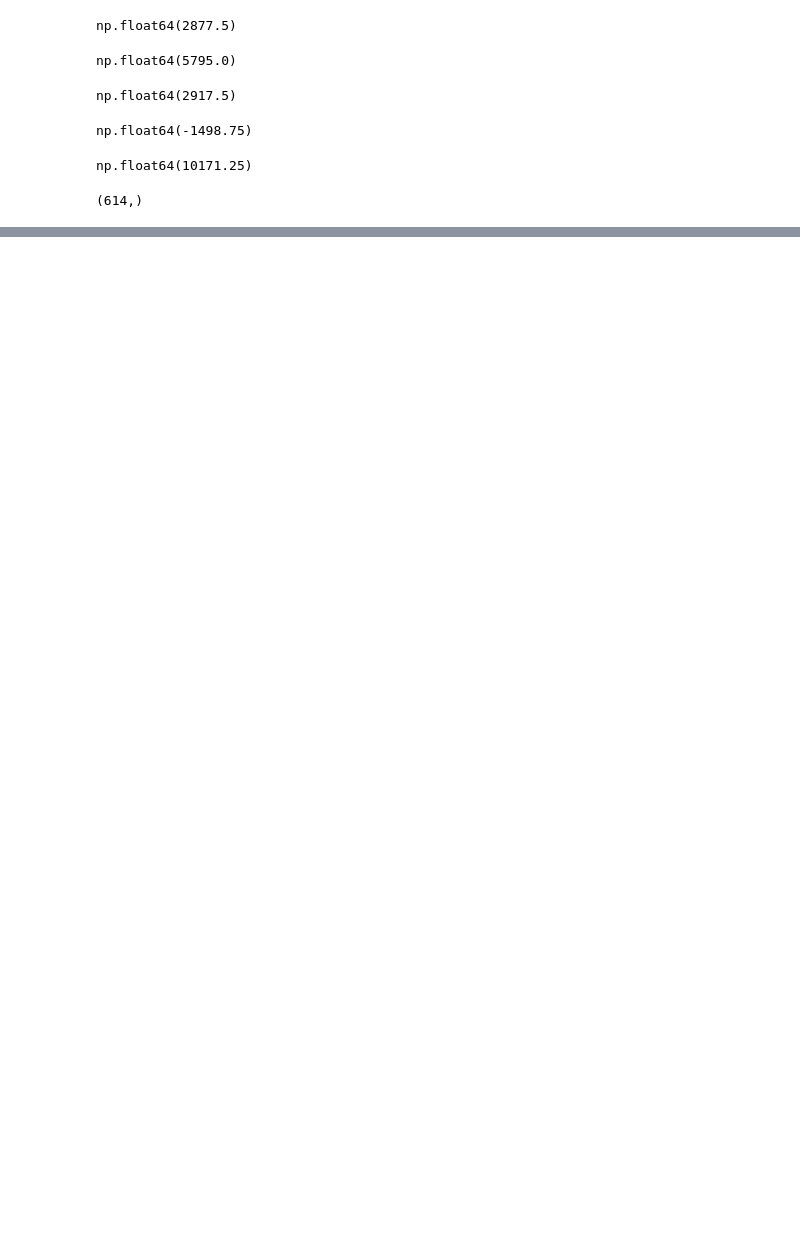
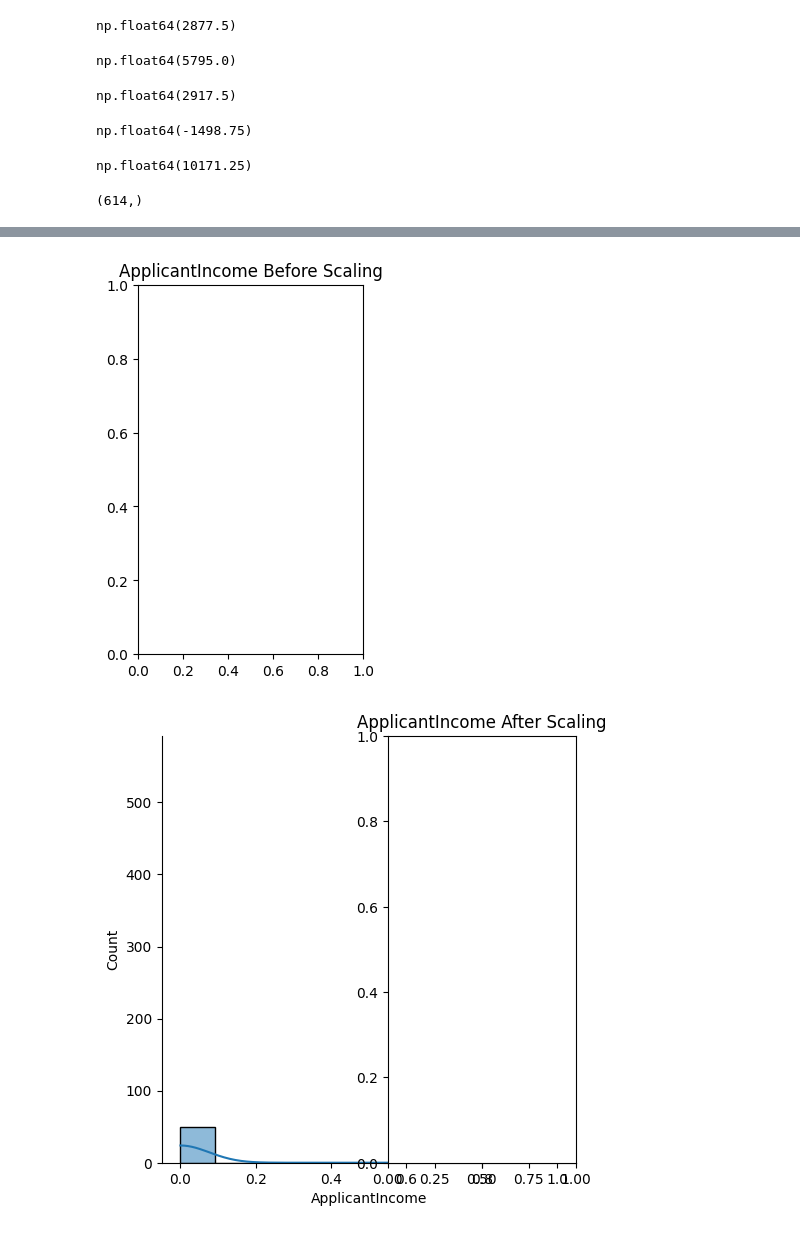
Before and after one commit to Singh-Prince-Rinku/2025, a Jupyter notebook: Machine Learning/Data_Analysis/Future_Scaling.ipynb, the cells around one changed output, grey strips where cells are left out. Drawn from its saved outputs; the diff is of its cells as text; code cells hidden in the pictures; blank space fills up the shorter version.

Commit message:
changes to be committed: modified: Machine Learning/Data_Analysis/Future_Scaling.ipynb

```diff
--- a/Machine Learning/Data_Analysis/Future_Scaling.ipynb
+++ b/Machine Learning/Data_Analysis/Future_Scaling.ipynb
@@ -81,5 +81,5 @@ max_range
 # %% [output]
 np.float64(10171.25)
 # %%
-dataset["ApplicantIncome"] = dataset["ApplicantIncome"]<= max_range
+dataset["ApplicantIncome_out"] = dataset["ApplicantIncome"]<= max_range
 # %%
@@ -88,0 +92,4 @@ dataset["ApplicantIncome"].shape
+# %%
+SS = StandardScaler()
+# %%
+SS.fit(dataset[["ApplicantIncome"]])
@@ -88,0 +98,2 @@ dataset["ApplicantIncome"].shape
+# %%
+dataset["ApplicantIncome_StdScaler"] = pd.DataFrame(SS.transform(dataset[["ApplicantIncome"]]))
@@ -88,0 +107,13 @@ dataset["ApplicantIncome"].shape
+# %%
+plt.subplot(1, 2, 1)
+plt.title("ApplicantIncome Before Scaling")
+sns.displot(dataset["ApplicantIncome"], kde = True)
+
+plt.subplot(1, 2, 2)
+plt.title("ApplicantIncome After Scaling")
+sns.displot(dataset ["ApplicantIncome_StdScaler"], kde = True)
+
+plt.show()
+# %% [output]
+[figure, added]
+[figure, added]
```
Also changed, not shown: parts of 5 cells of this notebook.
